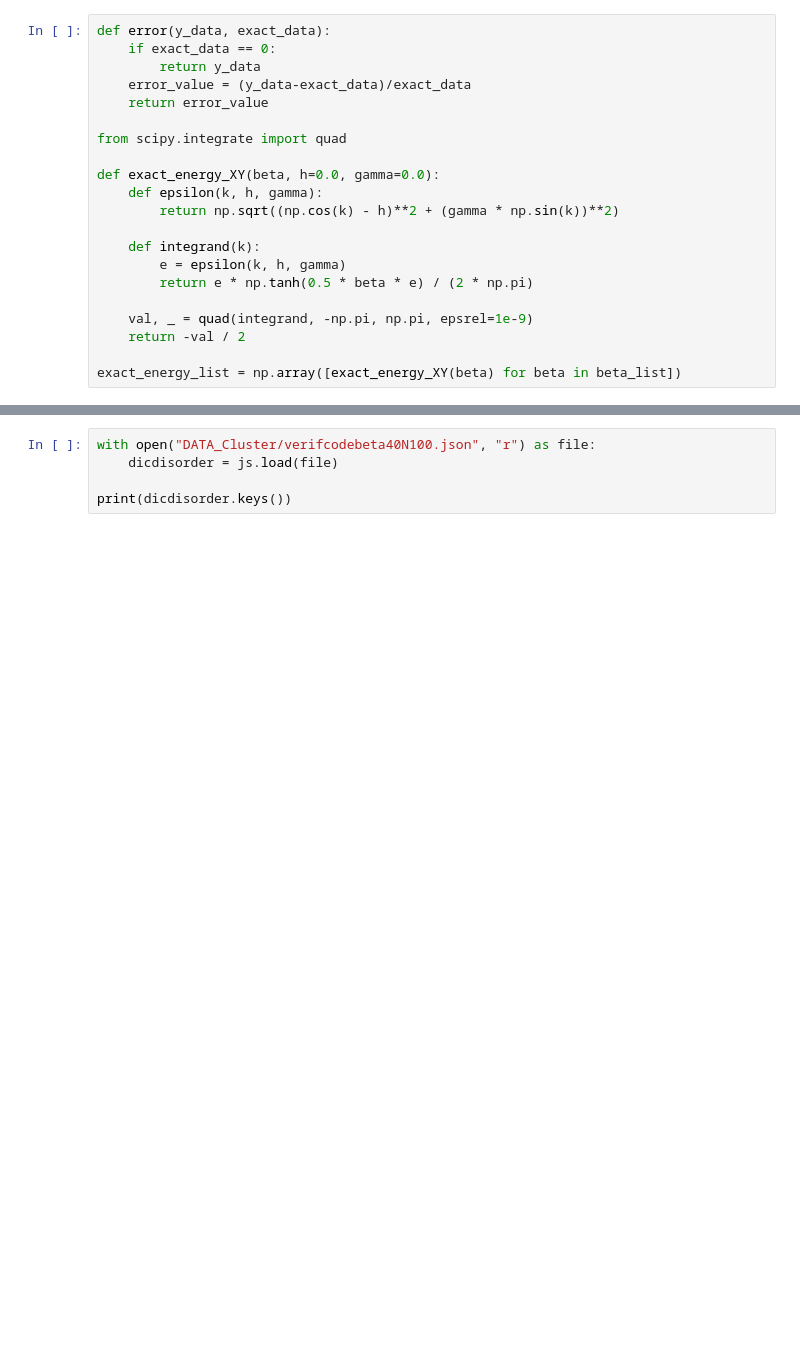
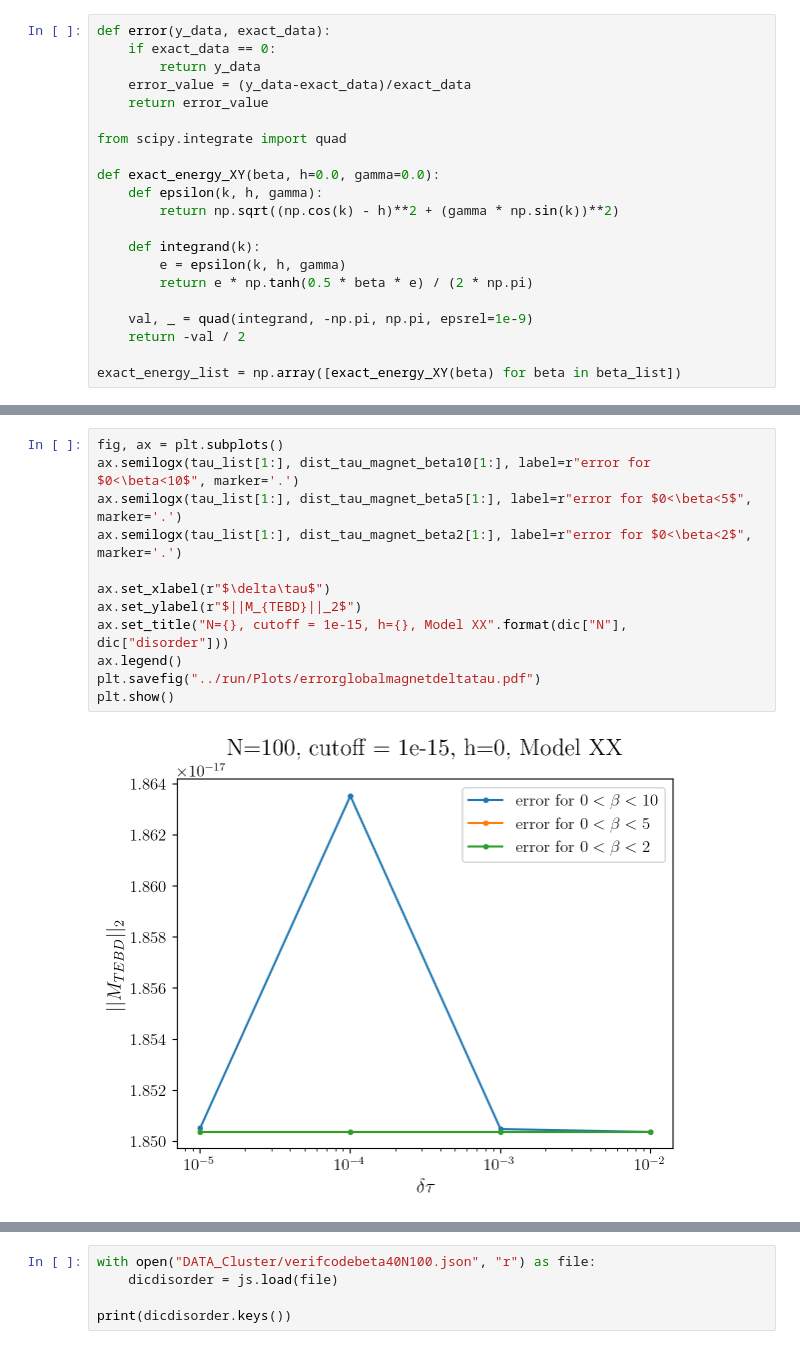
Before and after one commit to romanbeauvallet/Many-Body-Localization, a Jupyter notebook: analyse_simulations_julia/analysis_local.ipynb, the cells around one changed output, grey strips where cells are left out. Saved outputs shown, nothing was run; the diff lists cells and outputs as text; blank space fills up the shorter version.

```diff
--- a/analyse_simulations_julia/analysis_local.ipynb
+++ b/analyse_simulations_julia/analysis_local.ipynb
@@ -101,0 +125,14 @@ array([ True,  True,  True,  True,  True,  True,  True,  True,  True,
+# %%
+fig, ax = plt.subplots()
+ax.semilogx(tau_list[1:], dist_tau_magnet_beta10[1:], label=r"error for $0<\beta<10$", marker='.')
+ax.semilogx(tau_list[1:], dist_tau_magnet_beta5[1:], label=r"error for $0<\beta<5$", marker='.')
+ax.semilogx(tau_list[1:], dist_tau_magnet_beta2[1:], label=r"error for $0<\beta<2$", marker='.')
+
+ax.set_xlabel(r"$\delta\tau$")
+ax.set_ylabel(r"$||M_{TEBD}||_2$")
+ax.set_title("N={}, cutoff = 1e-15, h={}, Model XX".format(dic["N"], dic["disorder"]))
+ax.legend()
+plt.savefig("../run/Plots/errorglobalmagnetdeltatau.pdf")
+plt.show()
+# %% [output]
+[figure, added]
```
Also changed, not shown: parts of 9 cells of this notebook, 1 other file.
